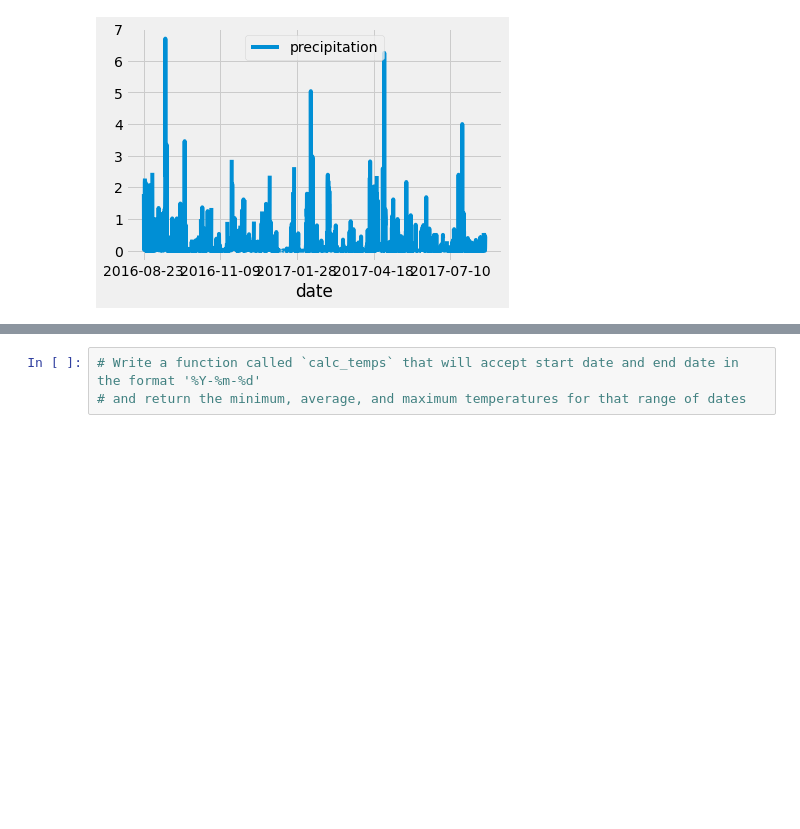
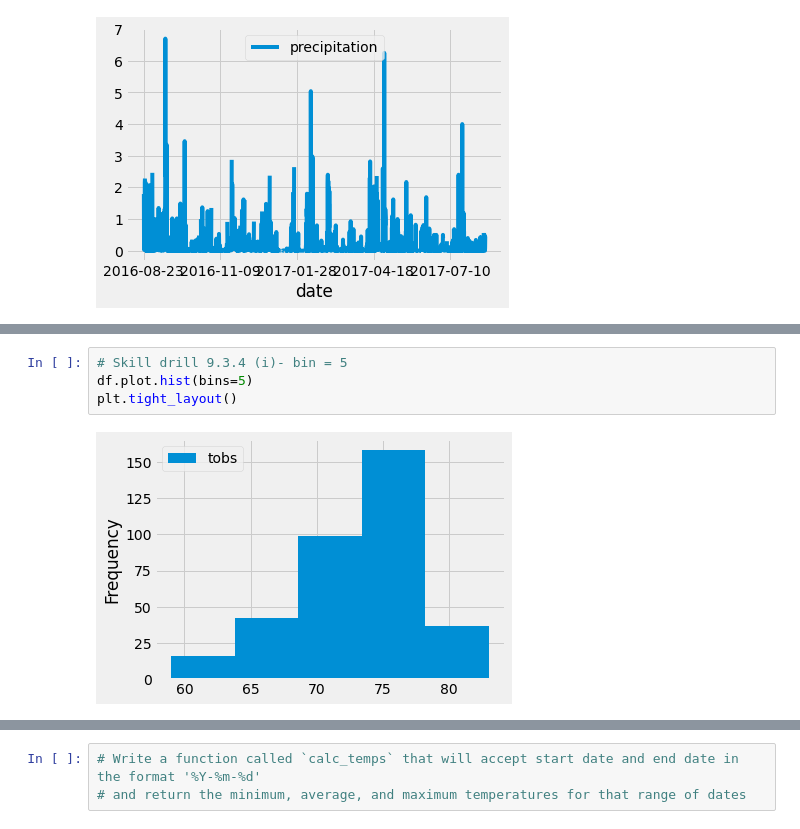
Before and after one commit to soijebor/Surfs_Up, a Jupyter notebook: climate_analysis.ipynb, the cells around one changed output, grey strips where cells are left out. Drawn from its saved outputs; the diff is of its cells as text; blank space fills up the shorter version.

```diff
--- a/climate_analysis.ipynb
+++ b/climate_analysis.ipynb
@@ -95,0 +159,6 @@ df.plot()
+# %%
+# Skill drill 9.3.4 (i)- bin = 5
+df.plot.hist(bins=5)
+plt.tight_layout()
+# %% [output]
+[figure, added]
```
Also changed, not shown: parts of 6 cells of this notebook, 1 other file.
